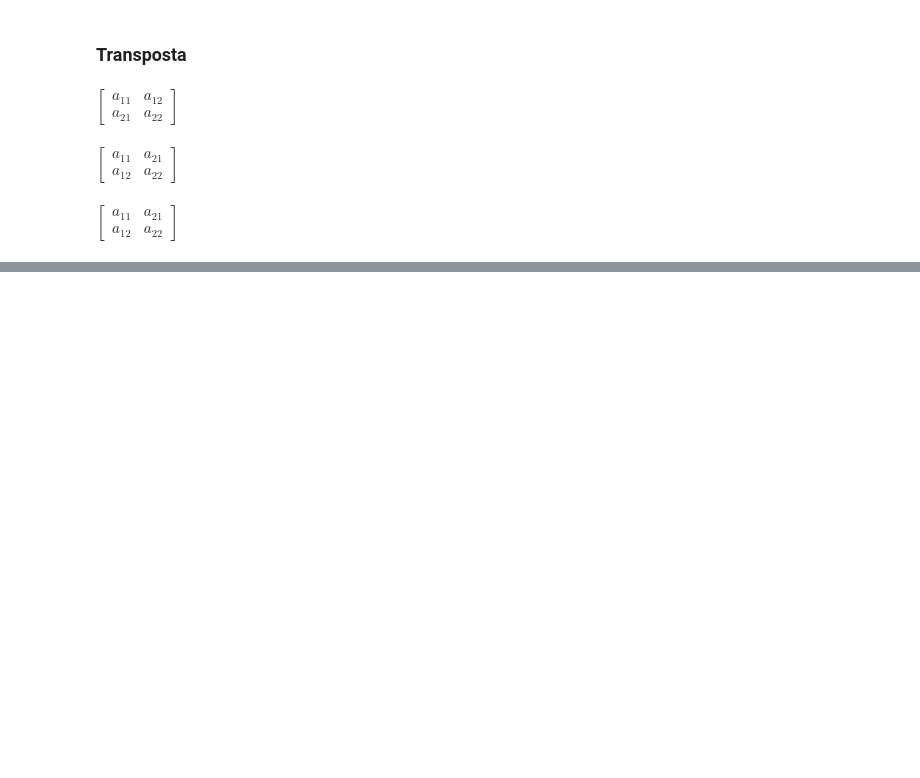
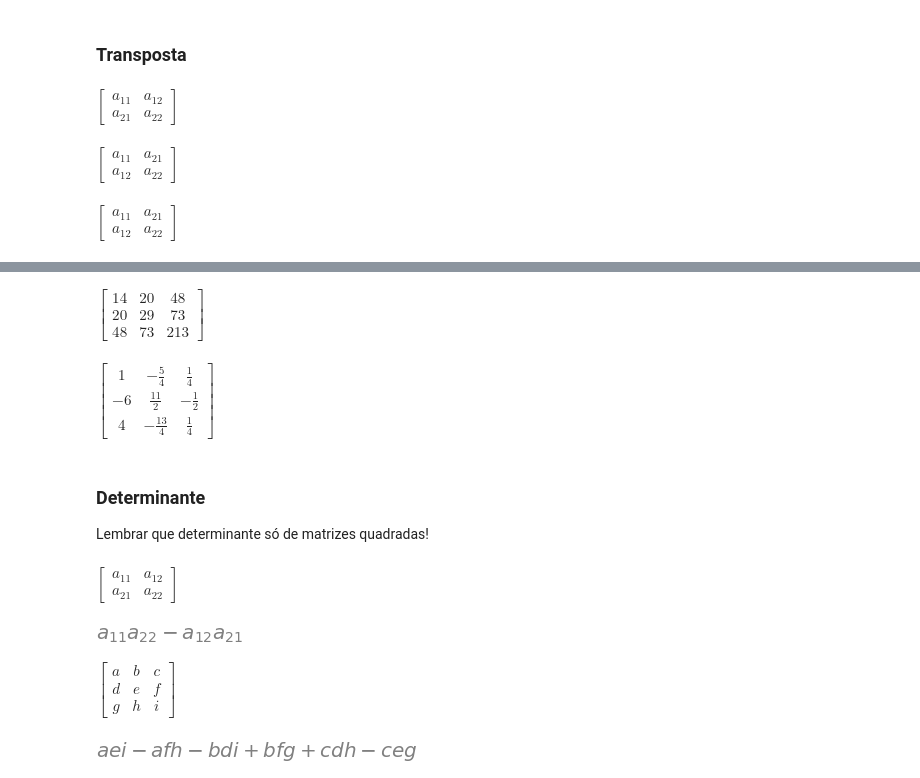
Before and after one commit to samirsaravia/AL-Calc, a Jupyter notebook: ALin/matrizes.ipynb, the cells around one changed output, grey strips where cells are left out. Saved outputs shown, nothing was run; the diff lists cells and outputs as text; code cells hidden in the pictures; blank space fills up the shorter version.

```diff
--- a/ALin/matrizes.ipynb
+++ b/ALin/matrizes.ipynb
@@ -227,0 +305,30 @@ $\displaystyle \left[\begin{matrix}a_{11} & a_{21}\\a_{12} & a_{22}\end{matrix}\
+# %%
+A1*A1.T
+# %% [output]
+$\displaystyle \left[\begin{matrix}14 & 20 & 48\\20 & 29 & 73\\48 & 73 & 213\end{matrix}\right]$
+# %%
+A1.inv()
+# %% [output]
+$\displaystyle \left[\begin{matrix}1 & - \frac{5}{4} & \frac{1}{4}\\-6 & \frac{11}{2} & - \frac{1}{2}\\4 & - \frac{13}{4} & \frac{1}{4}\end{matrix}\right]$
+# %% [markdown]
+### Determinante
+
+Lembrar que determinante só de matrizes quadradas!
+# %%
+A
+# %% [output]
+$\displaystyle \left[\begin{matrix}a_{11} & a_{12}\\a_{21} & a_{22}\end{matrix}\right]$
+# %%
+A.det()
+# %% [output]
+[figure, added]
+# %%
+a,b,c,d,e,f,g,h,i = sym.symbols("a b c d e f g h i")
+A2 = sym.Matrix([[a,b,c],[d,e,f],[g,h,i]])
+A2
+# %% [output]
+$\displaystyle \left[\begin{matrix}a & b & c\\d & e & f\\g & h & i\end{matrix}\right]$
+# %%
+A2.det()
+# %% [output]
+[figure, added]
```
Also changed, not shown: parts of 21 cells of this notebook.
